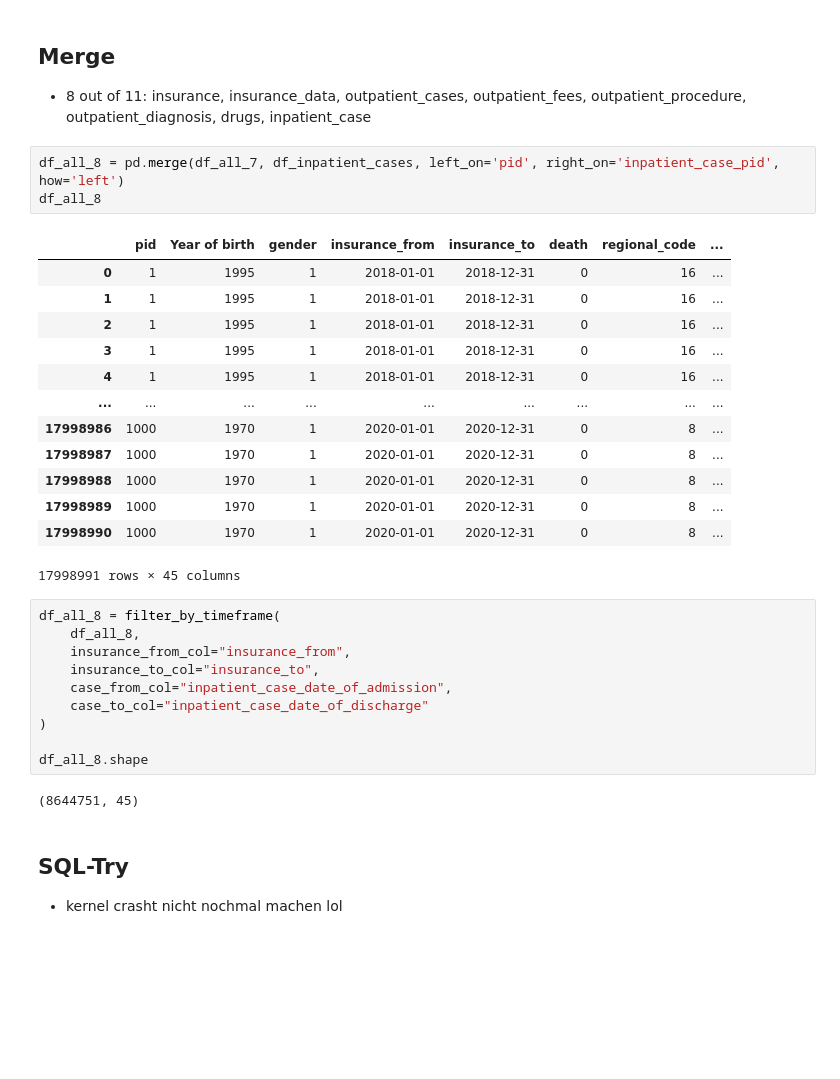
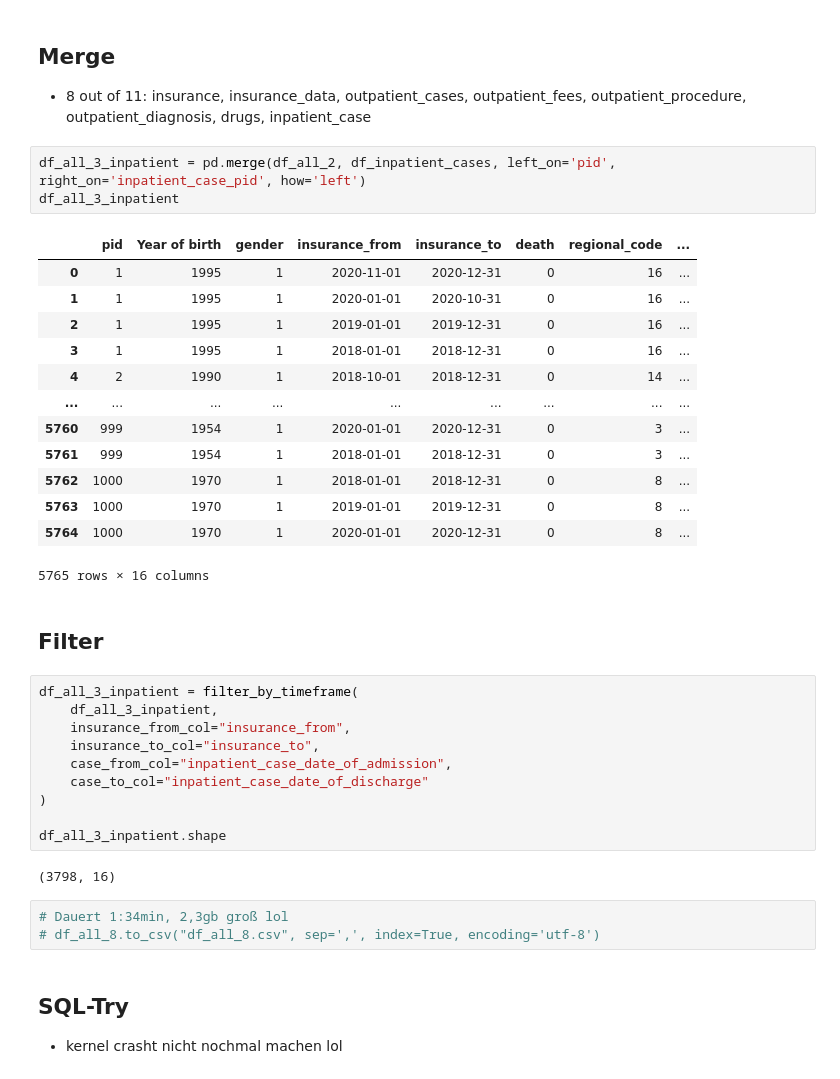
Before and after one commit to Sommerrolle/eval-synth-data-privacy, a Jupyter notebook: data_preprocessing.ipynb, the cells around one changed output. Cells and saved outputs as stored; diff of their text form; blank space fills up the shorter version.

```diff
--- a/data_preprocessing.ipynb
+++ b/data_preprocessing.ipynb
@@ -623,34 +640,39 @@ df_inpatient_cases
 ## Merge
 - 8 out of 11: insurance, insurance_data, outpatient_cases, outpatient_fees, outpatient_procedure, outpatient_diagnosis, drugs, inpatient_case
 # %%
-df_all_8 = pd.merge(df_all_7, df_inpatient_cases, left_on='pid', right_on='inpatient_case_pid', how='left')
-df_all_8
+df_all_3_inpatient = pd.merge(df_all_2, df_inpatient_cases, left_on='pid', right_on='inpatient_case_pid', how='left')
+df_all_3_inpatient
 # %% [output]
 |  | pid | Year of birth | gender | insurance_from | insurance_to | death | regional_code | ... |
-| 0 | 1 | 1995 | 1 | 2018-01-01 | 2018-12-31 | 0 | 16 | ... |
-| 1 | 1 | 1995 | 1 | 2018-01-01 | 2018-12-31 | 0 | 16 | ... |
-| 2 | 1 | 1995 | 1 | 2018-01-01 | 2018-12-31 | 0 | 16 | ... |
+| 0 | 1 | 1995 | 1 | 2020-11-01 | 2020-12-31 | 0 | 16 | ... |
+| 1 | 1 | 1995 | 1 | 2020-01-01 | 2020-10-31 | 0 | 16 | ... |
+| 2 | 1 | 1995 | 1 | 2019-01-01 | 2019-12-31 | 0 | 16 | ... |
 | 3 | 1 | 1995 | 1 | 2018-01-01 | 2018-12-31 | 0 | 16 | ... |
-| 4 | 1 | 1995 | 1 | 2018-01-01 | 2018-12-31 | 0 | 16 | ... |
+| 4 | 2 | 1990 | 1 | 2018-10-01 | 2018-12-31 | 0 | 14 | ... |
 | ... | ... | ... | ... | ... | ... | ... | ... | ... |
-| 17998986 | 1000 | 1970 | 1 | 2020-01-01 | 2020-12-31 | 0 | 8 | ... |
-| 17998987 | 1000 | 1970 | 1 | 2020-01-01 | 2020-12-31 | 0 | 8 | ... |
-| 17998988 | 1000 | 1970 | 1 | 2020-01-01 | 2020-12-31 | 0 | 8 | ... |
-| 17998989 | 1000 | 1970 | 1 | 2020-01-01 | 2020-12-31 | 0 | 8 | ... |
-| 17998990 | 1000 | 1970 | 1 | 2020-01-01 | 2020-12-31 | 0 | 8 | ... |
+| 5760 | 999 | 1954 | 1 | 2020-01-01 | 2020-12-31 | 0 | 3 | ... |
+| 5761 | 999 | 1954 | 1 | 2018-01-01 | 2018-12-31 | 0 | 3 | ... |
+| 5762 | 1000 | 1970 | 1 | 2018-01-01 | 2018-12-31 | 0 | 8 | ... |
+| 5763 | 1000 | 1970 | 1 | 2019-01-01 | 2019-12-31 | 0 | 8 | ... |
+| 5764 | 1000 | 1970 | 1 | 2020-01-01 | 2020-12-31 | 0 | 8 | ... |
-17998991 rows × 45 columns
+5765 rows × 16 columns
+# %% [markdown]
+## Filter
 # %%
-df_all_8 = filter_by_timeframe(
-    df_all_8,
+df_all_3_inpatient = filter_by_timeframe(
+    df_all_3_inpatient,
     insurance_from_col="insurance_from",
     insurance_to_col="insurance_to",
     case_from_col="inpatient_case_date_of_admission",
     case_to_col="inpatient_case_date_of_discharge"
 )
 
-df_all_8.shape
+df_all_3_inpatient.shape
 # %% [output]
-(8644751, 45)
+(3798, 16)
+# %%
+# Dauert 1:34min, 2,3gb groß lol
+# df_all_8.to_csv("df_all_8.csv", sep=',', index=True, encoding='utf-8')
 # %% [markdown]
 ## SQL-Try
 - kernel crasht nicht nochmal machen lol
```
Also changed, not shown: parts of 27 cells of this notebook.
